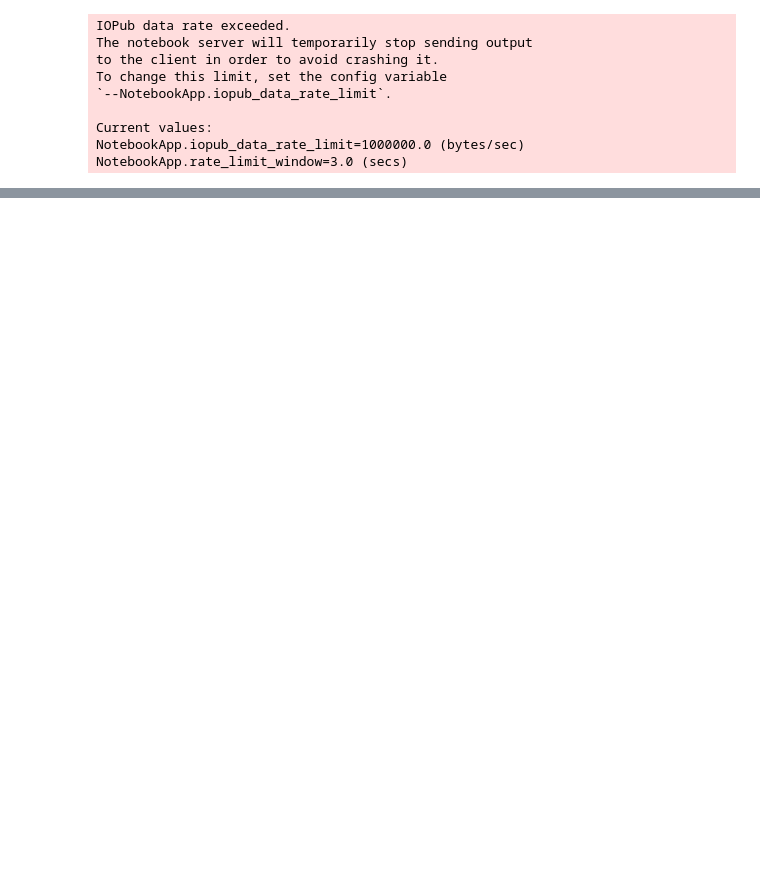
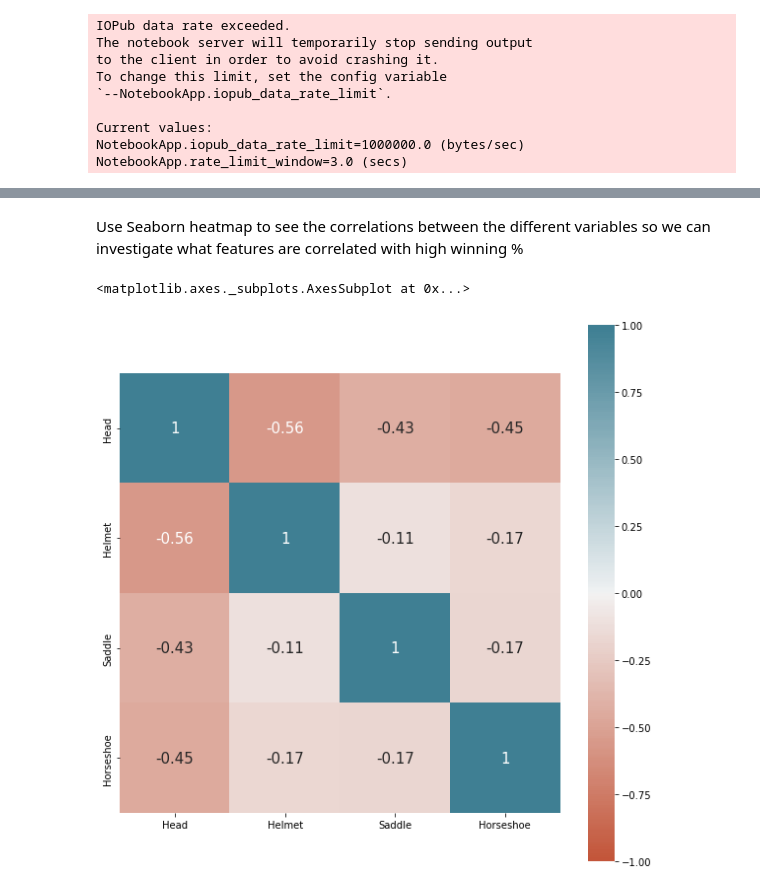
Before and after one commit to mnocerino23/Winner-s-Circle-Strategy-Analysis, a Jupyter notebook: Winner'sCircle.ipynb, the cells around one changed output, grey strips where cells are left out. Drawn from its saved outputs; the diff is of its cells as text; code cells hidden in the pictures; blank space fills up the shorter version.

```diff
--- a/Winner'sCircle.ipynb
+++ b/Winner'sCircle.ipynb
@@ -322,7 +325,3 @@ horses.head(30)
 | 25 | Grey Lag | 2 | 4 | 12 | 8 | 5.0 | 4.0 | 1.0 | ... |
 | 26 | Zev | 2 | 6 | 6 | 12 | 5.0 | 4.0 | 1.0 | ... |
 | 27 | Old Rosebud | 1 | 10 | 9 | 8 | 5.0 | 4.5 | 0.5 | ... |
-# %%
-import seaborn as sns
-import matplotlib.pyplot as plt
-sns.set_theme(style="whitegrid")
@@ -328,0 +332,3 @@ sns.set_theme(style="whitegrid")
+# %%
+horses = horses.sort_values(by = ['Simulated Win %'], ascending = False)
+horses.head(30)
@@ -328,0 +353,17 @@ sns.set_theme(style="whitegrid")
+# %% [markdown]
+Use Seaborn heatmap to see the correlations between the different variables so we can investigate what features are correlated with high winning %
+# %%
+import seaborn as sns
+import matplotlib.pyplot as plt
+plt.subplots(figsize = (10,10))
+sns.heatmap(horses.corr(),
+            vmin = -1,
+            vmax = 1,
+            center = 0,
+            cmap = sns.diverging_palette(20,220,n = 200),
+            annot = True, annot_kws = {'size': 15},
+            square = True
+            )
+# %% [output]
+<matplotlib.axes._subplots.AxesSubplot at 0x...>
+[figure, added]
```
Also changed, not shown: parts of 8 cells of this notebook.
